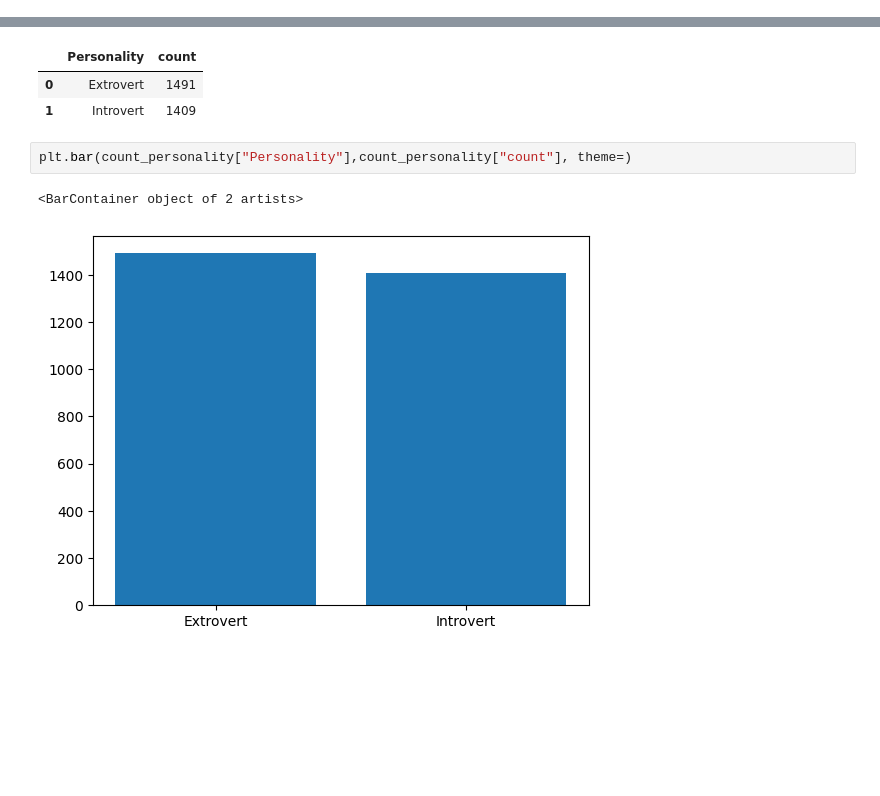
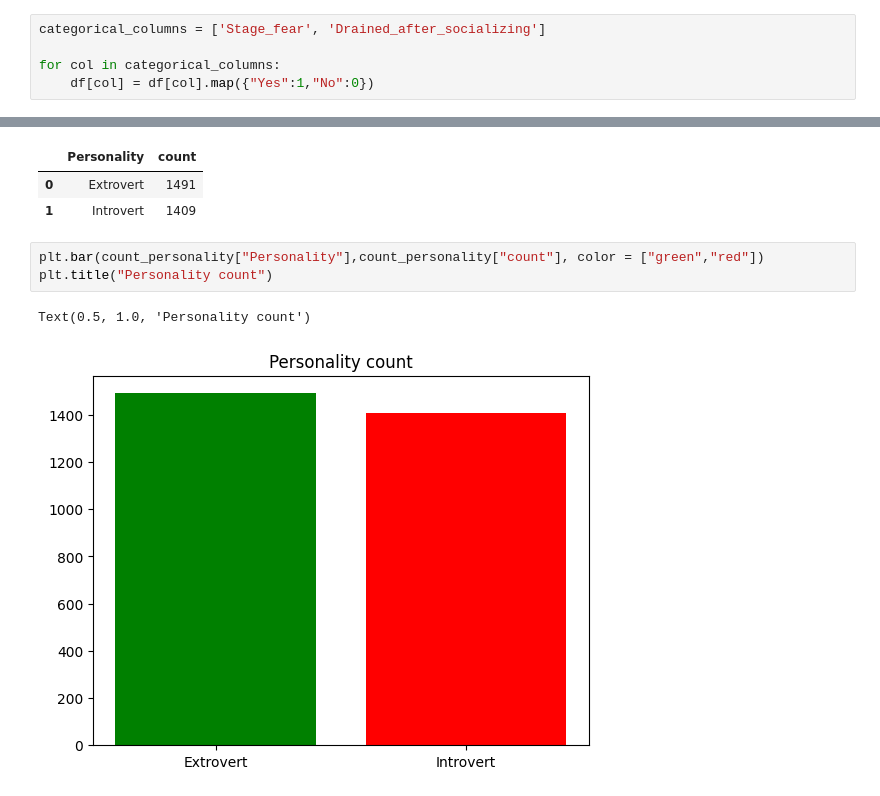
Before and after one commit to cakethehuman/classification-website-for-personality, a Jupyter notebook: prediksi.ipynb, the cells around one changed output, grey strips where cells are left out. Cells and saved outputs as stored; diff of their text form; blank space fills up the shorter version.

```diff
--- a/prediksi.ipynb
+++ b/prediksi.ipynb
@@ -33,0 +46,5 @@ dtype: int64
+# %%
+categorical_columns = ['Stage_fear', 'Drained_after_socializing']
+
+for col in categorical_columns:
+    df[col] = df[col].map({"Yes":1,"No":0})
@@ -40,7 +97,8 @@ count_personality
 | 0 | Extrovert | 1491 |
 | 1 | Introvert | 1409 |
 # %%
-plt.bar(count_personality["Personality"],count_personality["count"], theme=)
+plt.bar(count_personality["Personality"],count_personality["count"], color = ["green","red"])
+plt.title("Personality count")
 # %% [output]
-<BarContainer object of 2 artists>
+Text(0.5, 1.0, 'Personality count')
-[figure, old version]
+[figure, new version]
```
Also changed, not shown: parts of 28 cells of this notebook, 1 other file.
